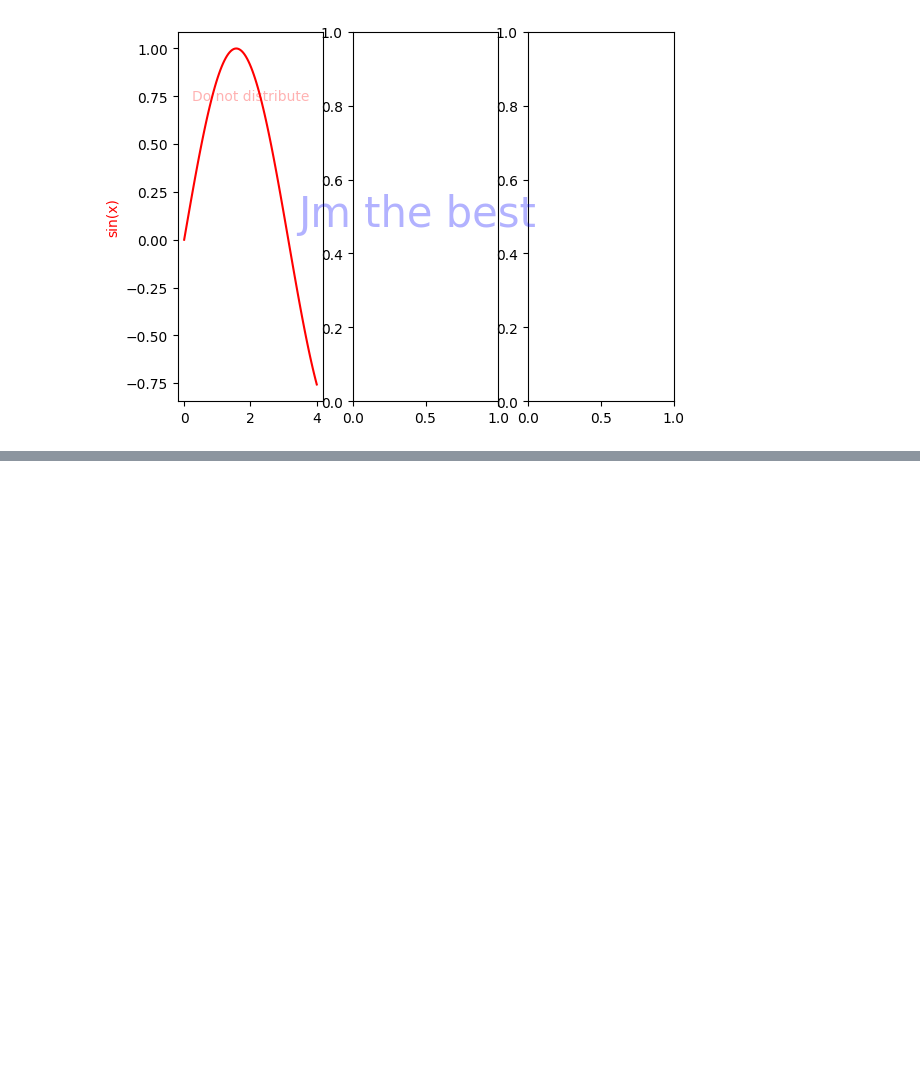
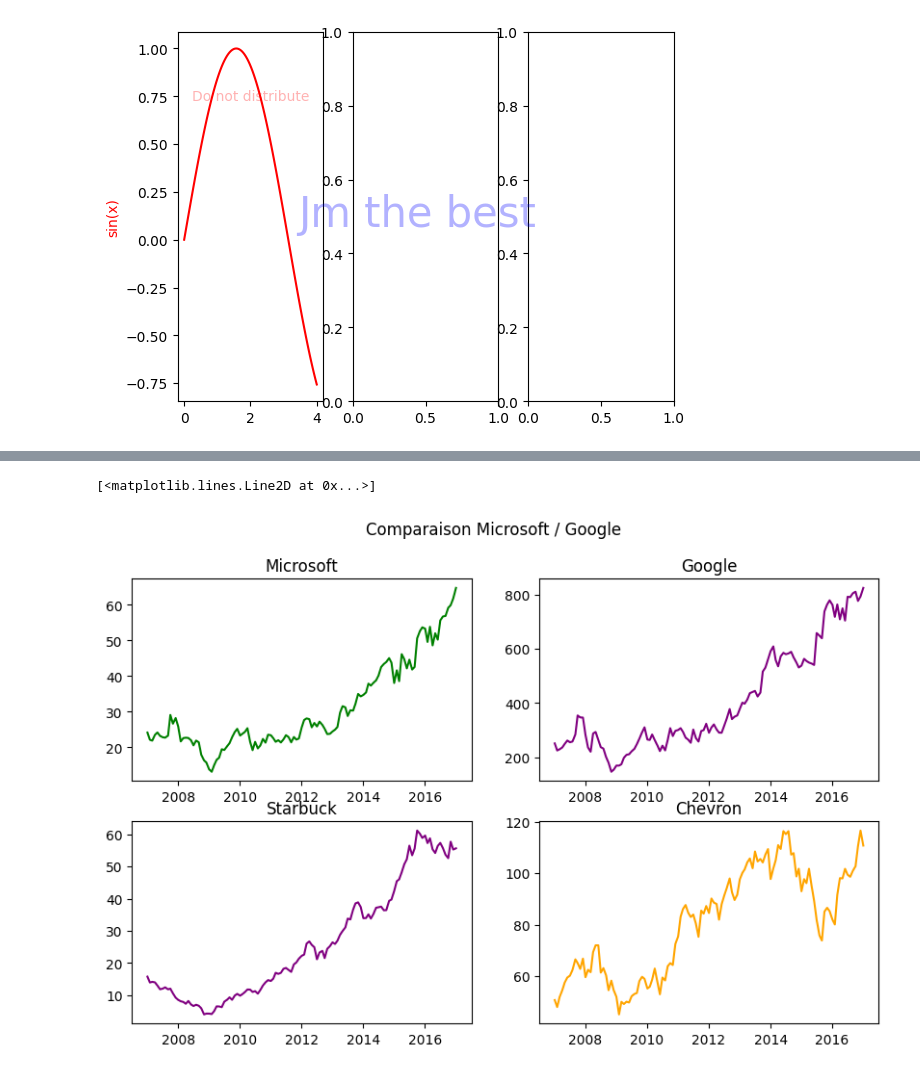
Before and after one commit to jmw-fr/Python, a Jupyter notebook: matplot/tutorial.ipynb, the cells around one changed output, grey strips where cells are left out. Cells and saved outputs as stored; diff of their text form; code cells hidden in the pictures; blank space fills up the shorter version.

```diff
--- a/matplot/tutorial.ipynb
+++ b/matplot/tutorial.ipynb
@@ -218,0 +234,23 @@ stock_data.head()
+# %%
+fig = plt.figure(figsize=(10,6))
+
+fig.suptitle("Comparaison Microsoft / Google")
+
+ax1 = fig.add_subplot(221)
+ax1.set_title("Microsoft")
+ax1.plot(stock_data['Date'], stock_data['MSFT'], color='g')
+
+ax2 = fig.add_subplot(222)
+ax2.set_title("Google")
+ax2.plot(stock_data['Date'], stock_data['GOOG'], color='purple')
+
+ax3 = fig.add_subplot(223)
+ax3.set_title("Starbuck")
+ax3.plot(stock_data['Date'], stock_data['SBUX'], color='purple')
+
+ax4 = fig.add_subplot(224)
+ax4.set_title("Chevron")
+ax4.plot(stock_data['Date'], stock_data['CVX'], color='orange')
+# %% [output]
+[<matplotlib.lines.Line2D at 0x...>]
+[figure, added]
```
Also changed, not shown: parts of 2 cells of this notebook.
